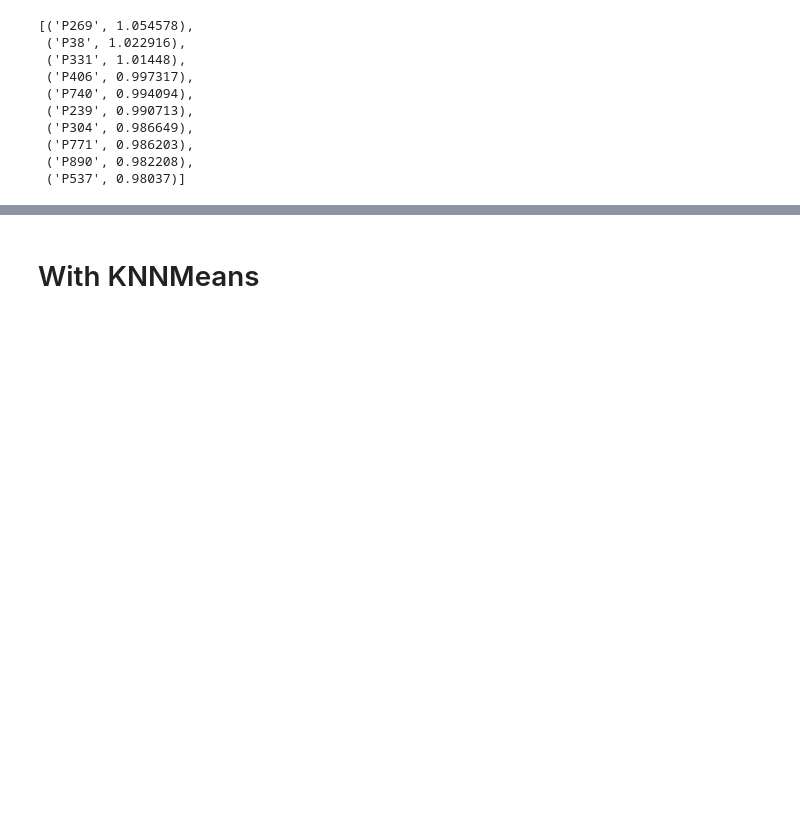
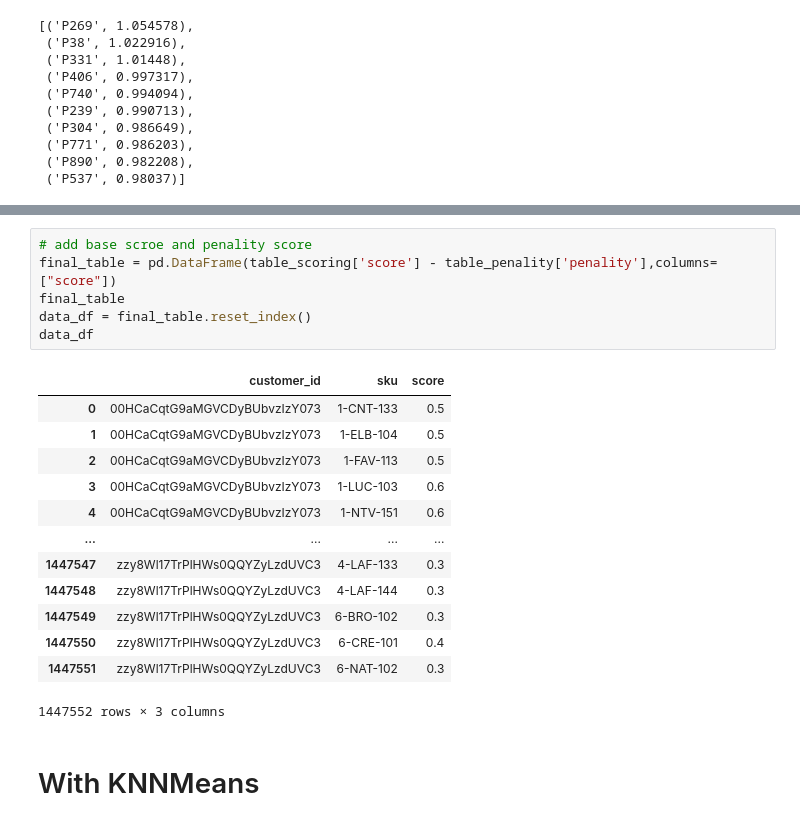
Before and after one commit to PaulChabert/reco_fourche, a Jupyter notebook: notebooks/gulnara_v2.ipynb, the cells around one changed output, grey strips where cells are left out. Drawn from its saved outputs; the diff is of its cells as text; blank space fills up the shorter version.

```diff
--- a/notebooks/gulnara_v2.ipynb
+++ b/notebooks/gulnara_v2.ipynb
@@ -229,3 +303,23 @@ recommended_movie
+# %%
+# add base scroe and penality score
+final_table = pd.DataFrame(table_scoring['score'] - table_penality['penality'],columns=["score"])
+final_table
+data_df = final_table.reset_index()
+data_df
+# %% [output]
+|  | customer_id | sku | score |
+| 0 | 00HCaCqtG9aMGVCDyBUbvzIzY073 | 1-CNT-133 | 0.5 |
+| 1 | 00HCaCqtG9aMGVCDyBUbvzIzY073 | 1-ELB-104 | 0.5 |
+| 2 | 00HCaCqtG9aMGVCDyBUbvzIzY073 | 1-FAV-113 | 0.5 |
+| 3 | 00HCaCqtG9aMGVCDyBUbvzIzY073 | 1-LUC-103 | 0.6 |
+| 4 | 00HCaCqtG9aMGVCDyBUbvzIzY073 | 1-NTV-151 | 0.6 |
+| ... | ... | ... | ... |
+| 1447547 | zzy8Wl17TrPlHWs0QQYZyLzdUVC3 | 4-LAF-133 | 0.3 |
+| 1447548 | zzy8Wl17TrPlHWs0QQYZyLzdUVC3 | 4-LAF-144 | 0.3 |
+| 1447549 | zzy8Wl17TrPlHWs0QQYZyLzdUVC3 | 6-BRO-102 | 0.3 |
+| 1447550 | zzy8Wl17TrPlHWs0QQYZyLzdUVC3 | 6-CRE-101 | 0.4 |
+| 1447551 | zzy8Wl17TrPlHWs0QQYZyLzdUVC3 | 6-NAT-102 | 0.3 |
+1447552 rows × 3 columns
 # %% [markdown]
 # With KNNMeans
 # %%
```
Also changed, not shown: parts of 14 cells of this notebook.
